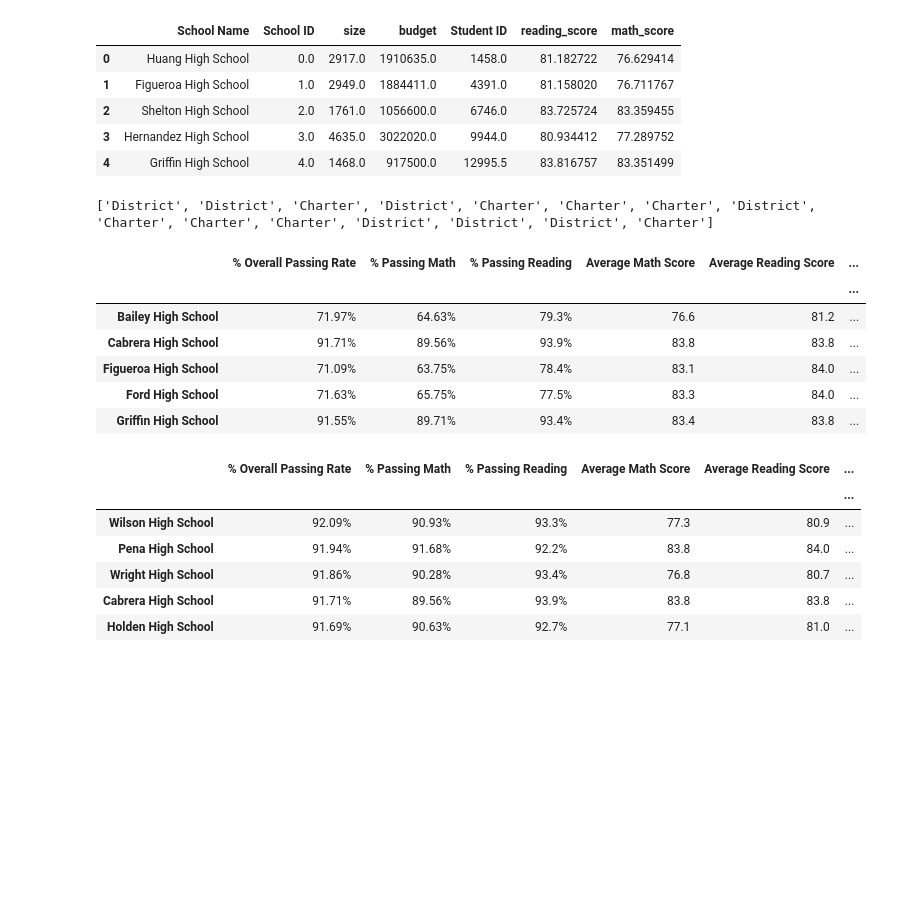
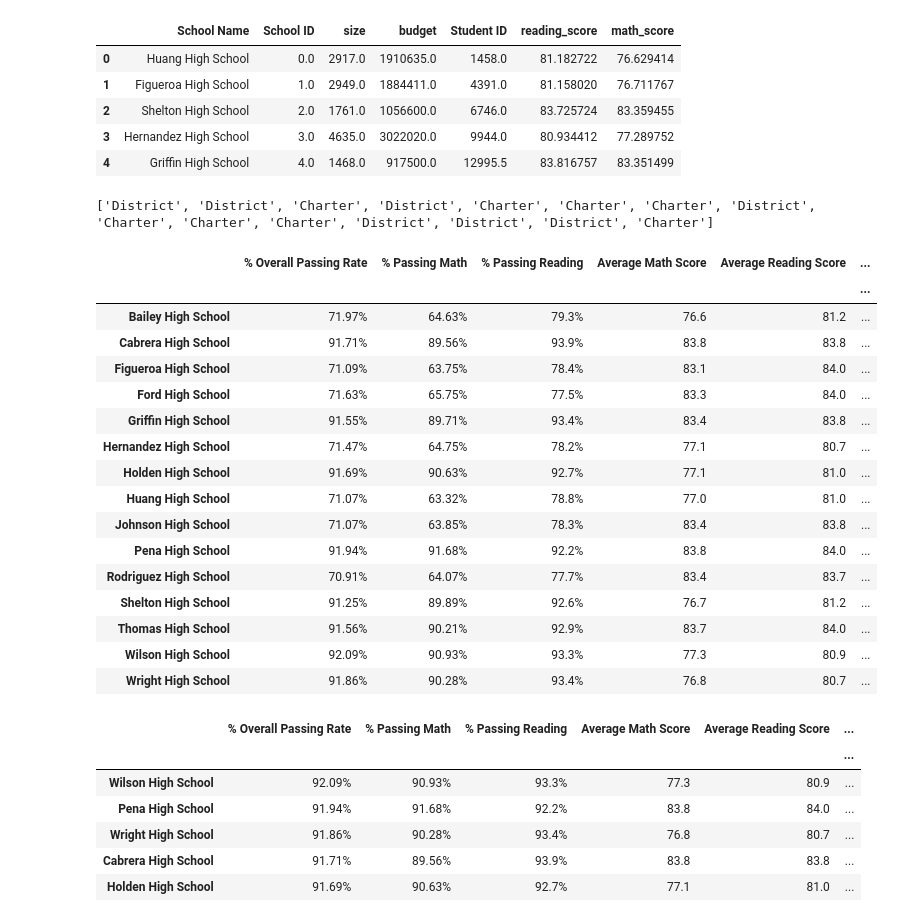
Before and after one commit to arnenewman11/python-challenge, a Jupyter notebook: PyCitySchools/PyCity_code_AN.ipynb, the cells around one changed output. Cells and saved outputs as stored; diff of their text form; code cells hidden in the pictures; blank space fills up the shorter version.

Commit message:
finished PyCitySchools code

```diff
--- a/PyCitySchools/PyCity_code_AN.ipynb
+++ b/PyCitySchools/PyCity_code_AN.ipynb
@@ -172,36 +174,60 @@ school_summary_data = pd.DataFrame({
     "Total School Budget":school_budget.tolist(),
     "Per Student Budget":per_student_budget.tolist(),
     "Average Math Score":avg_school_math.tolist(),
     "Average Reading Score":avg_school_reading.tolist(),
     "% Passing Math":school_math_pass_pct.tolist(),
     "% Passing Reading":school_reading_pass_pct.tolist(),
     "% Overall Passing Rate":school_overall_pass_rate.tolist()
     }).sort_values("")
 
+
 school_summary_data.set_index("",inplace=True)
+
+pretty_summary_data = school_summary_data
 
 #format via mapping
 school_summary_data["School Type"] = school_summary_data["School Type"]
 school_summary_data["Total Students"] = school_summary_data["Total Students"].map("{:,}".format)
-school_summary_data["Total School Budget"] = school_summary_data["Total School Budget"].map("${:,.2f}".format)
-school_summary_data["Per Student Budget"] = school_summary_data["Per Student Budget"].map("${:.2f}".format)
+school_summary_data["Total School Budget"] = school_summary_data["Total School Budget"].map("${:,.0f}".format)
+school_summary_data["Per Student Budget"] = school_summary_data["Per Student Budget"].map("${:.0f}".format)
 school_summary_data["Average Math Score"] = school_summary_data["Average Math Score"].map("{:.1f}".format)
 school_summary_data["Average Reading Score"] = school_summary_data["Average Reading Score"].map("{:.1f}".format)
 school_summary_data["% Passing Math"] = school_summary_data["% Passing Math"].map("{:.2f}%".format)
 school_summary_data["% Passing Reading"] = school_summary_data["% Passing Reading"].map("{:.1f}%".format)
 school_summary_data["% Overall Passing Rate"] = school_summary_data["% Overall Passing Rate"].map("{:.2f}%".format)
 
-school_summary_data.head()
+
+#pretty_summary_data["School Type"] = school_summary_data["School Type"]
+#pretty_summary_data["Total Students"] = school_summary_data["Total Students"].map("{:,}".format)
+#pretty_summary_data["Total School Budget"] = school_summary_data["Total School Budget"].map("${:,.0f}".format)
+#pretty_summary_data["Per Student Budget"] = school_summary_data["Per Student Budget"].map("${:.0f}".format)
+#pretty_summary_data["Average Math Score"] = school_summary_data["Average Math Score"].map("{:.1f}".format)
+#pretty_summary_data["Average Reading Score"] = school_summary_data["Average Reading Score"].map("{:.1f}".format)
+#pretty_summary_data["% Passing Math"] = school_summary_data["% Passing Math"].map("{:.2f}%".format)
+#pretty_summary_data["% Passing Reading"] = school_summary_data["% Passing Reading"].map("{:.1f}%".format)
+#pretty_summary_data["% Overall Passing Rate"] = school_summary_data["% Overall Passing Rate"].map("{:.2f}%".format)
+
+school_summary_data
 #cols = school_summary_data.columns.values
 # %% [output]
 ['District', 'District', 'Charter', 'District', 'Charter', 'Charter', 'Charter', 'District', 'Charter', 'Charter', 'Charter', 'District', 'District', 'District', 'Charter']
 |  | % Overall Passing Rate | % Passing Math | % Passing Reading | Average Math Score | Average Reading Score | ... |
 |  |  |  |  |  |  | ... |
 | Bailey High School | 71.97% | 64.63% | 79.3% | 76.6 | 81.2 | ... |
 | Cabrera High School | 91.71% | 89.56% | 93.9% | 83.8 | 83.8 | ... |
 | Figueroa High School | 71.09% | 63.75% | 78.4% | 83.1 | 84.0 | ... |
 | Ford High School | 71.63% | 65.75% | 77.5% | 83.3 | 84.0 | ... |
 | Griffin High School | 91.55% | 89.71% | 93.4% | 83.4 | 83.8 | ... |
+| Hernandez High School | 71.47% | 64.75% | 78.2% | 77.1 | 80.7 | ... |
+| Holden High School | 91.69% | 90.63% | 92.7% | 77.1 | 81.0 | ... |
+| Huang High School | 71.07% | 63.32% | 78.8% | 77.0 | 81.0 | ... |
+| Johnson High School | 71.07% | 63.85% | 78.3% | 83.4 | 83.8 | ... |
+| Pena High School | 91.94% | 91.68% | 92.2% | 83.8 | 84.0 | ... |
+| Rodriguez High School | 70.91% | 64.07% | 77.7% | 83.4 | 83.7 | ... |
+| Shelton High School | 91.25% | 89.89% | 92.6% | 76.7 | 81.2 | ... |
+| Thomas High School | 91.56% | 90.21% | 92.9% | 83.7 | 84.0 | ... |
+| Wilson High School | 92.09% | 90.93% | 93.3% | 77.3 | 80.9 | ... |
+| Wright High School | 91.86% | 90.28% | 93.4% | 76.8 | 80.7 | ... |
 # %%
 #Top performing schools by Passing rate
 
```
Also changed, not shown: parts of 9 cells of this notebook.
